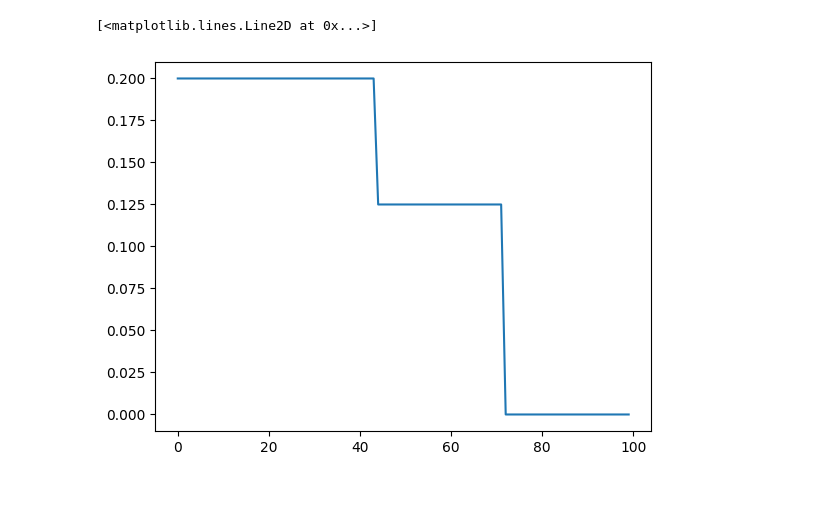
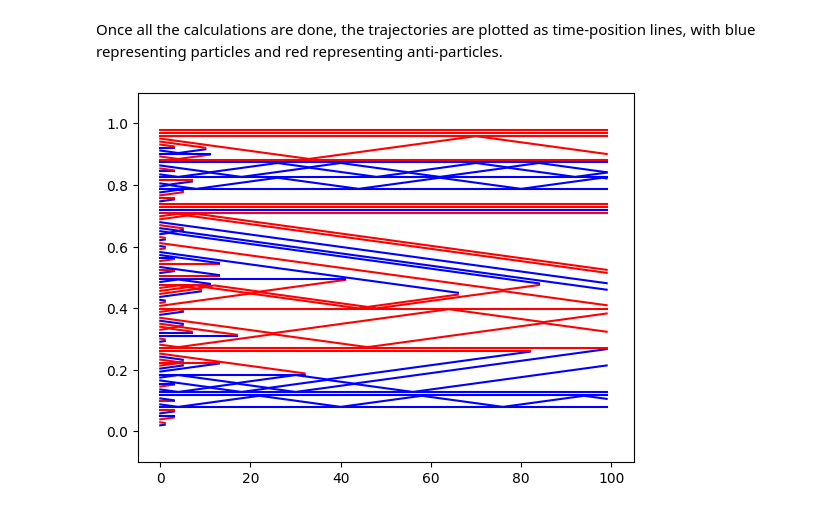
Before and after one commit to Epsylene/BrownianAnnihilation, a Jupyter notebook: code.ipynb, the cells around one changed output. Cells and saved outputs as stored; diff of their text form; code cells hidden in the pictures.

Commit message:
Ballistic class + comments

```diff
--- a/code.ipynb
+++ b/code.ipynb
@@ -102,18 +127,7 @@ plt.show()
-# %%
-p_idx = np.where(particles == 1)[0]
-
-concentration = np.zeros(N)
-
-for t in range(N):
-    # Particles
-    xtp = x[t, p_idx]
-    xtp = xtp[np.where(np.logical_not(np.isnan(xtp)))]
-    # Particles and anti-particles
-    xt = x[t][np.where(np.logical_not(np.isnan(x[t])))]
-
-    concentration[t] = np.size(xtp)/np.size(xt)
-
-plt.plot(range(N), concentration)
-# %% [output]
-[<matplotlib.lines.Line2D at 0x...>]
-[figure, removed]
+# %% [markdown]
+Once all the calculations are done, the trajectories are plotted as time-position lines, with blue representing particles and red representing anti-particles.
+# %%
+b1 = Ballistic(100, 0.5)
+b1.plot()
+# %% [output]
+[figure, added]
```
Also changed, not shown: parts of 8 cells of this notebook, 1 other file.
